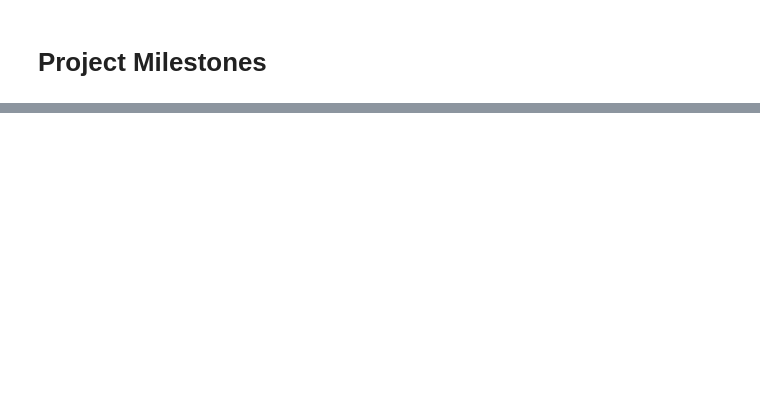
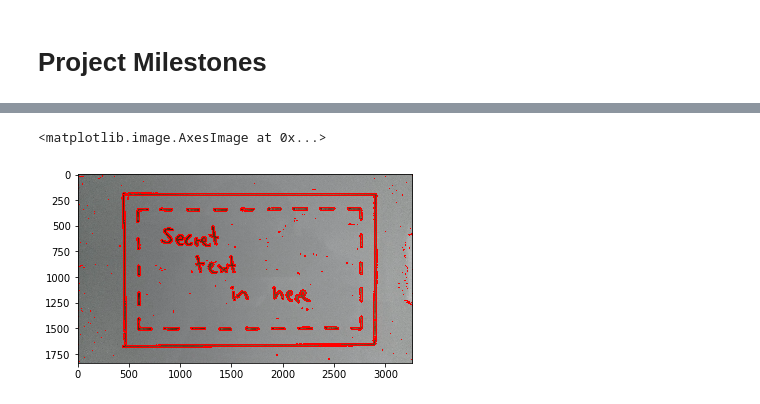
Before and after one commit to uol-mediaprocessing-201920/group-projects-secret-whiteboard, a Jupyter notebook: main_secret_whiteboard.ipynb, the cells around one changed output, grey strips where cells are left out. Drawn from its saved outputs; the diff is of its cells as text; code cells hidden in the pictures; blank space fills up the shorter version.

```diff
--- a/main_secret_whiteboard.ipynb
+++ b/main_secret_whiteboard.ipynb
@@ -36,0 +68,7 @@ For example a streamer shows his/her appartment to his/her viewers and (s)he has
+# %%
+contours, hierarchy = cv.findContours(img3, cv.RETR_TREE, cv.CHAIN_APPROX_SIMPLE)
+cv.drawContours(img_color, contours, -1, (255,0,0), 10)
+plt.imshow(img_color)
+# %% [output]
+<matplotlib.image.AxesImage at 0x...>
+[figure, added]
```
Also changed, not shown: parts of 29 cells of this notebook.
